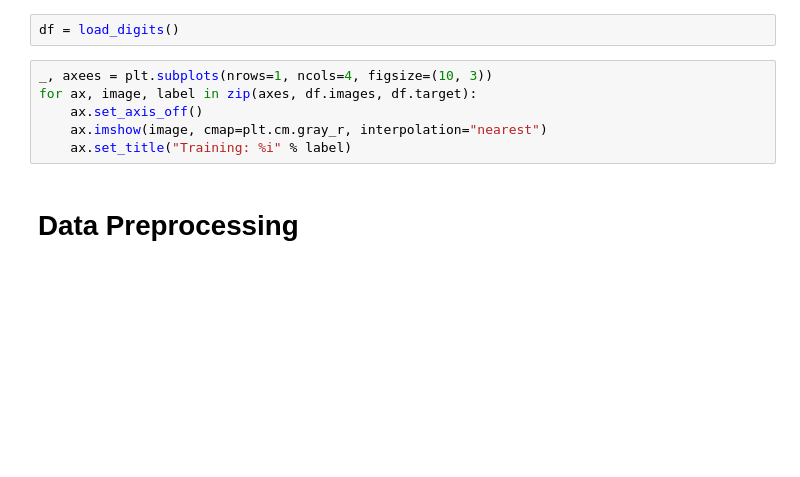
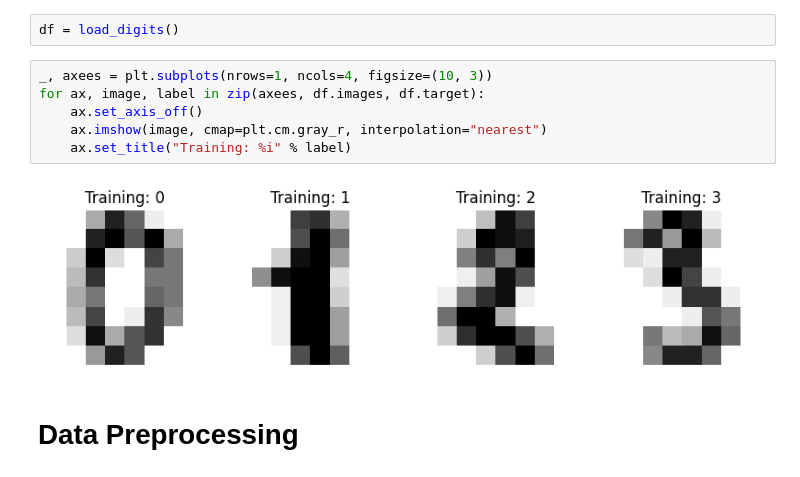
Before and after one commit to tanish1610/Fundamental, a Jupyter notebook: Project1.ipynb, the cells around one changed output. Drawn from its saved outputs; the diff is of its cells as text; blank space fills up the shorter version.

```diff
--- a/Project1.ipynb
+++ b/Project1.ipynb
@@ -18,10 +18,12 @@ from sklearn.datasets import load_digits
 df = load_digits()
 # %%
 _, axees = plt.subplots(nrows=1, ncols=4, figsize=(10, 3))
-for ax, image, label in zip(axes, df.images, df.target):
+for ax, image, label in zip(axees, df.images, df.target):
     ax.set_axis_off()
     ax.imshow(image, cmap=plt.cm.gray_r, interpolation="nearest")
     ax.set_title("Training: %i" % label)
+# %% [output]
+[figure, added]
 # %% [markdown]
 # Data Preprocessing
 # %% [markdown]
```
Also changed, not shown: parts of 21 cells of this notebook.
